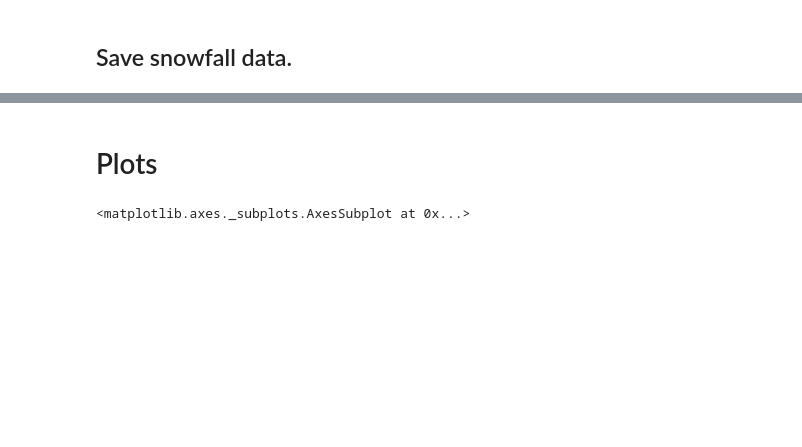
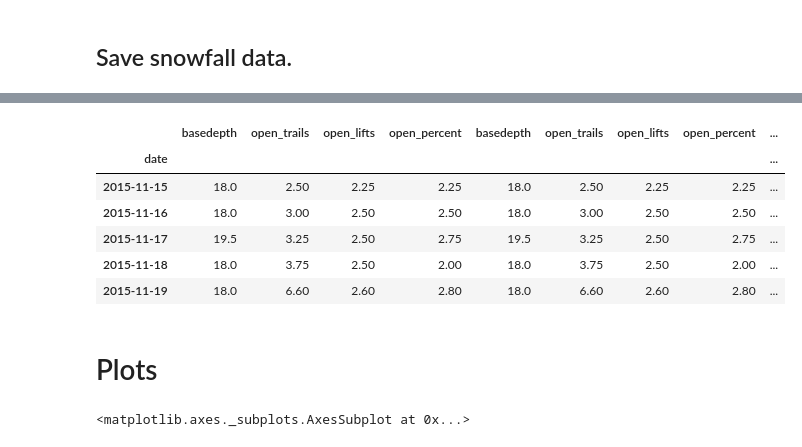
Before and after one commit to balmandhunter/ski_in_solitude, a Jupyter notebook: weather.ipynb, the cells around one changed output, grey strips where cells are left out. Saved outputs shown, nothing was run; the diff lists cells and outputs as text; code cells hidden in the pictures; blank space fills up the shorter version.

```diff
--- a/weather.ipynb
+++ b/weather.ipynb
@@ -151,0 +164,15 @@ apr_avg_snow =
+# %%
+df_next_year['mon_day'] = [str(dt.month) + '/' + str(dt.day) for dt in df_next_year.date]
+df_next_year.set_index('mon_day', inplace=True)
+# %%
+df_next_year = pd.concat([df_daily_means, df_next_year], axis=1, join='inner')
+# %%
+df_next_year.head()
+# %% [output]
+|  | basedepth | open_trails | open_lifts | open_percent | basedepth | open_trails | open_lifts | open_percent | ... |
+| date |  |  |  |  |  |  |  |  | ... |
+| 2015-11-15 | 18.0 | 2.50 | 2.25 | 2.25 | 18.0 | 2.50 | 2.25 | 2.25 | ... |
+| 2015-11-16 | 18.0 | 3.00 | 2.50 | 2.50 | 18.0 | 3.00 | 2.50 | 2.50 | ... |
+| 2015-11-17 | 19.5 | 3.25 | 2.50 | 2.75 | 19.5 | 3.25 | 2.50 | 2.75 | ... |
+| 2015-11-18 | 18.0 | 3.75 | 2.50 | 2.00 | 18.0 | 3.75 | 2.50 | 2.00 | ... |
+| 2015-11-19 | 18.0 | 6.60 | 2.60 | 2.80 | 18.0 | 6.60 | 2.60 | 2.80 | ... |
```
Also changed, not shown: parts of 14 cells of this notebook, 1 other file.
